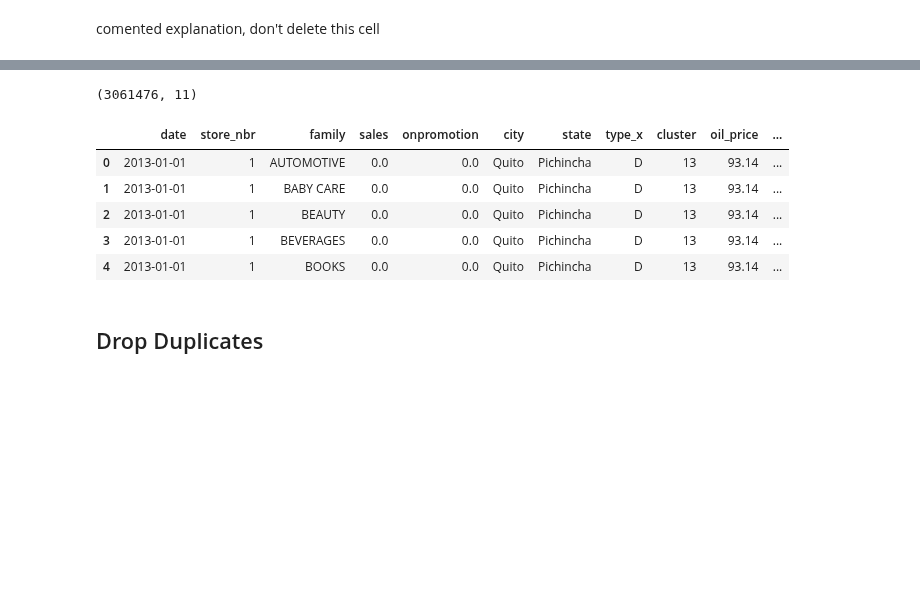
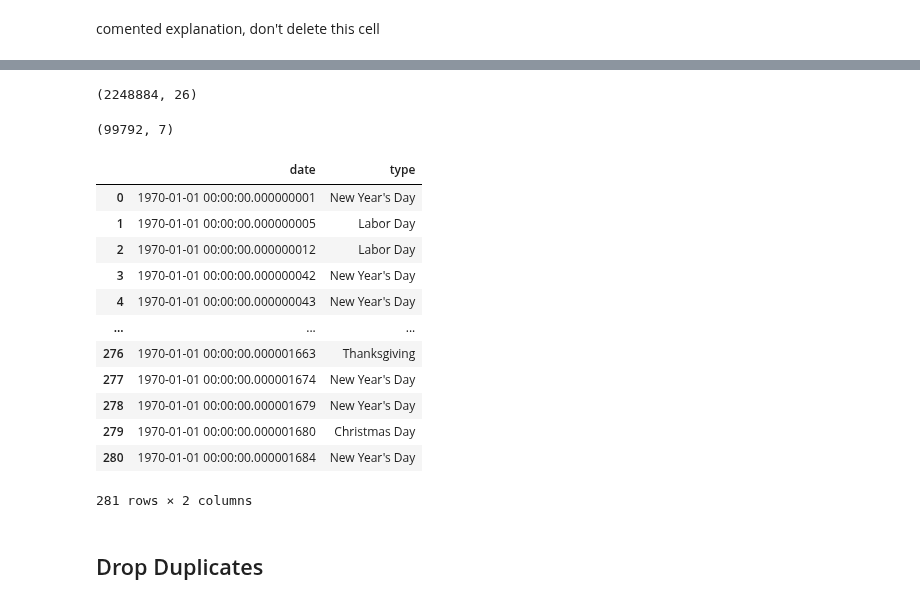
Before and after one commit to ikoghoemmanuell/Grocery-Store-Forecasting-Challenge-For-Azubian, a Jupyter notebook: dev/notebooks/sales.ipynb, the cells around one changed output, grey strips where cells are left out. Saved outputs shown, nothing was run; the diff lists cells and outputs as text; code cells hidden in the pictures; blank space fills up the shorter version.

```diff
--- a/dev/notebooks/sales.ipynb
+++ b/dev/notebooks/sales.ipynb
@@ -693,16 +657,0 @@ merged2.head()
-# %%
-#merging merged2 with holidays
-merged3=merged2.merge(holidays,
-    how='left',
-    on=['date'])
-
-print(merged3.shape)
-merged3.head()
-# %% [output]
-(3061476, 11)
-|  | date | store_nbr | family | sales | onpromotion | city | state | type_x | cluster | oil_price | ... |
-| 0 | 2013-01-01 | 1 | AUTOMOTIVE | 0.0 | 0.0 | Quito | Pichincha | D | 13 | 93.14 | ... |
-| 1 | 2013-01-01 | 1 | BABY CARE | 0.0 | 0.0 | Quito | Pichincha | D | 13 | 93.14 | ... |
-| 2 | 2013-01-01 | 1 | BEAUTY | 0.0 | 0.0 | Quito | Pichincha | D | 13 | 93.14 | ... |
-| 3 | 2013-01-01 | 1 | BEVERAGES | 0.0 | 0.0 | Quito | Pichincha | D | 13 | 93.14 | ... |
-| 4 | 2013-01-01 | 1 | BOOKS | 0.0 | 0.0 | Quito | Pichincha | D | 13 | 93.14 | ... |
@@ -736,3 +672,27 @@ def getDateFeatures(df):
+# %%
+train_with_stores.shape
+# %% [output]
+(2248884, 26)
+# %%
+test_with_stores.shape
+# %% [output]
+(99792, 7)
+# %%
+holidays
+# %% [output]
+|  | date | type |
+| 0 | 1970-01-01 00:00:00.000000001 | New Year's Day |
+| 1 | 1970-01-01 00:00:00.000000005 | Labor Day |
+| 2 | 1970-01-01 00:00:00.000000012 | Labor Day |
+| 3 | 1970-01-01 00:00:00.000000042 | New Year's Day |
+| 4 | 1970-01-01 00:00:00.000000043 | New Year's Day |
+| ... | ... | ... |
+| 276 | 1970-01-01 00:00:00.000001663 | Thanksgiving |
+| 277 | 1970-01-01 00:00:00.000001674 | New Year's Day |
+| 278 | 1970-01-01 00:00:00.000001679 | New Year's Day |
+| 279 | 1970-01-01 00:00:00.000001680 | Christmas Day |
+| 280 | 1970-01-01 00:00:00.000001684 | New Year's Day |
+281 rows × 2 columns
 # %% [markdown]
 ## Drop Duplicates
 # %% [markdown]
```
Also changed, not shown: parts of 39 cells of this notebook.
